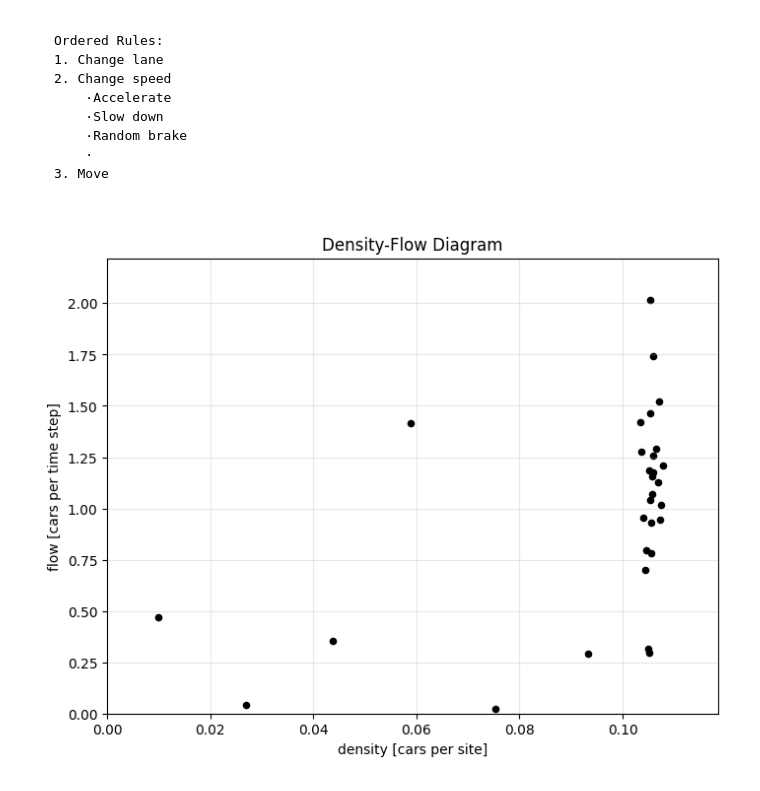
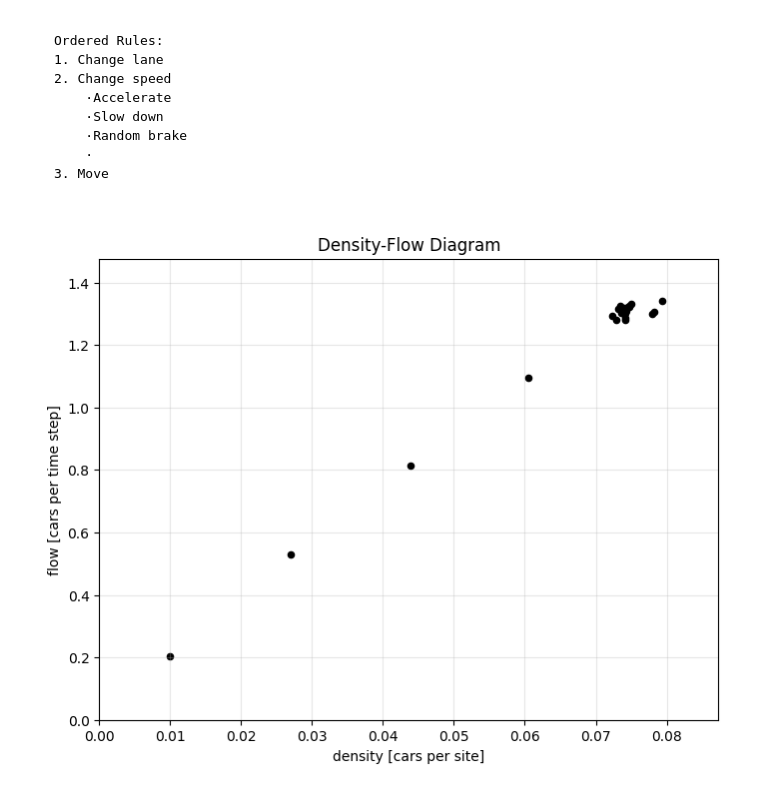
Before and after one commit to summer-dimples/summer, a Jupyter notebook: Long_Model.ipynb, the cells around one changed output. Saved outputs shown, nothing was run; the diff lists cells and outputs as text; code cells hidden in the pictures.

```diff
--- a/Long_Model.ipynb
+++ b/Long_Model.ipynb
@@ -26,15 +26,15 @@ from tqdm import tqdm
 DRIVER_TYPES = {
     0: {  # Lorry
         'vmax': 3,
-        'overtake_rate': 0.1,
-        'return_rate': 0.8,
-        'spawn_weight': 0.2
+        'overtake_rate': 0,
+        'return_rate': 1,
+        'spawn_weight': 0.1
     },
     1: {  # Regular Cars
         'vmax': 5,
         'overtake_rate': 0.5,
         'return_rate': 0.5,
-        'spawn_weight': 0.6
+        'spawn_weight': 0.7
     },
     2: {  # Fast Cars
         'vmax': 7,
@@ -195,7 +195,7 @@ def move_cars(lanes, driver_types):
 
     return new_lanes, new_driver_types
 
-# add car when start point is empty and current density is lower than target_density
+# add car
 def add_new_car_with_density_control(lanes, driver_types, target_density):
     length = len(lanes[0])
     current_cars = sum(sum(lane >= 0) for lane in lanes)
@@ -316,36 +316,36 @@ def simulate_traffic_with_density_control(length, t0, steps, target_density, int
 #_, _, _, lane_history, _=simulate_traffic_with_density_control(length=20, t0=10, steps=3, target_density=1, interval_size=1, p=0)
 #print(lane_history)
 
-def simulate_multiple_densities(length=5000, t0=2500, steps=100, interval_size = 10):
+def simulate_multiple_densities(length=1000, t0=500, steps=1000, interval_size = 1):
     density_range = np.linspace(0.01, 0.5, 30)
 
     flows_data = []
     densities_data = []
 
     # one thing to notice, target_density is not actual density.
     for target_density in tqdm(density_range, desc="Simulating"):
     #for target_density in density_range:
         flows, densities, _, _, _ = simulate_traffic_with_density_control(length, t0, steps, target_density, interval_size, p=0)
 
         flows_data.append(np.mean(flows))
         densities_data.append(np.mean(densities))
 
     #print(flows_data, densities_data)
     plt.figure(figsize=(8, 6))
     plt.scatter(densities_data, flows_data, alpha=1, s=20, color='black')
 
     plt.xlabel('density [cars per site]')
     plt.ylabel('flow [cars per time step]')
     plt.title('Density-Flow Diagram')
     plt.grid(True, alpha=0.3)
     plt.xlim(0, max(densities_data) * 1.1)
     plt.ylim(0, max(flows_data) * 1.1)
 
     plt.show()
 
-#simulate_multiple_densities()
+simulate_multiple_densities()
 # %% [output]
-[figure, old version]
+[figure, new version]
 # %%
 from matplotlib.animation import FuncAnimation, PillowWriter
 import matplotlib.pyplot as plt
```
Also changed, not shown: 2 other files.
